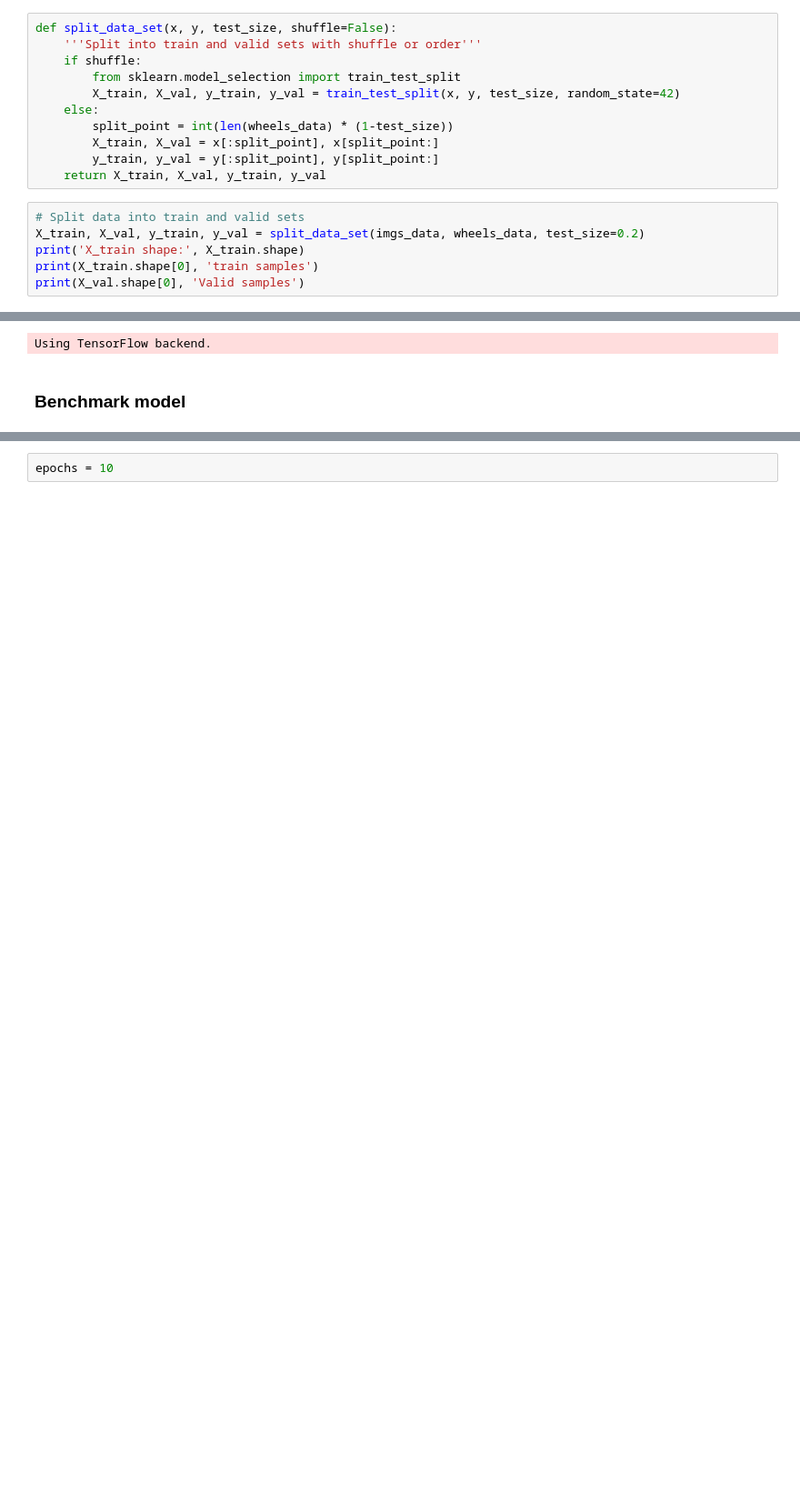
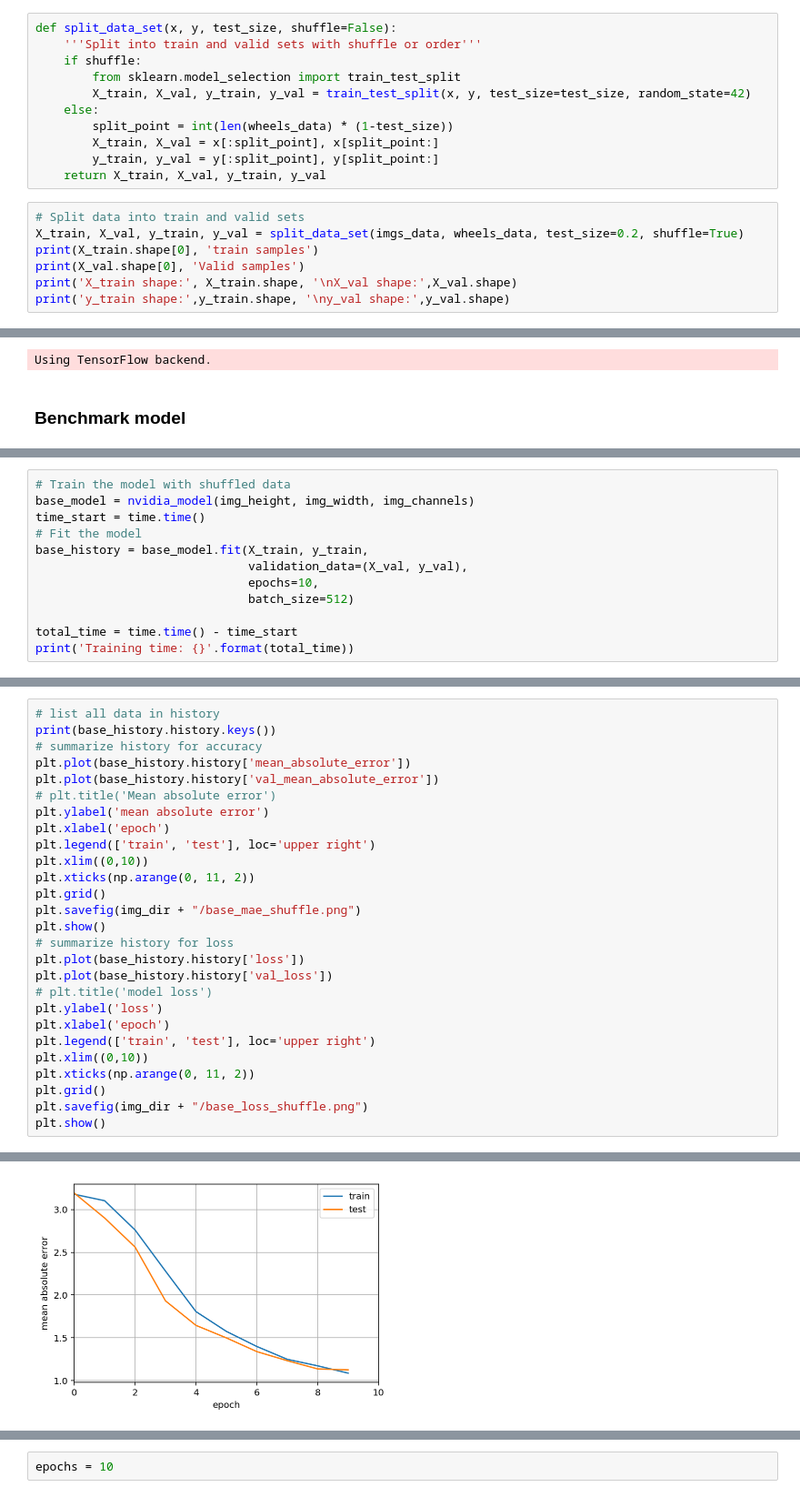
Before and after one commit to gwwang16/MLND-Capstone-Project-DeepTesla, a Jupyter notebook: DeepTesla.ipynb, the cells around one changed output, grey strips where cells are left out. Shown at 91% size. Cells and saved outputs as stored; diff of their text form; blank space fills up the shorter version.

```diff
--- a/DeepTesla.ipynb
+++ b/DeepTesla.ipynb
@@ -203,7 +218,7 @@ def split_data_set(x, y, test_size, shuffle=False):
     '''Split into train and valid sets with shuffle or order'''
     if shuffle:
         from sklearn.model_selection import train_test_split
-        X_train, X_val, y_train, y_val = train_test_split(x, y, test_size, random_state=42)
+        X_train, X_val, y_train, y_val = train_test_split(x, y, test_size=test_size, random_state=42)
     else:
         split_point = int(len(wheels_data) * (1-test_size))
         X_train, X_val = x[:split_point], x[split_point:]
@@ -211,8 +226,9 @@ def split_data_set(x, y, test_size, shuffle=False):
     return X_train, X_val, y_train, y_val
 # %%
 # Split data into train and valid sets
-X_train, X_val, y_train, y_val = split_data_set(imgs_data, wheels_data, test_size=0.2)
-print('X_train shape:', X_train.shape)
+X_train, X_val, y_train, y_val = split_data_set(imgs_data, wheels_data, test_size=0.2, shuffle=True)
 print(X_train.shape[0], 'train samples')
 print(X_val.shape[0], 'Valid samples')
+print('X_train shape:', X_train.shape, '\nX_val shape:',X_val.shape)
+print('y_train shape:',y_train.shape, '\ny_val shape:',y_val.shape)
 # %% [output]
@@ -340,0 +349,12 @@ plt.show()
+# %%
+# Train the model with shuffled data
+base_model = nvidia_model(img_height, img_width, img_channels)
+time_start = time.time()
+# Fit the model
+base_history = base_model.fit(X_train, y_train,
+                              validation_data=(X_val, y_val),
+                              epochs=10,
+                              batch_size=512)
+
+total_time = time.time() - time_start
+print('Training time: {}'.format(total_time))
@@ -340,0 +379,28 @@ plt.show()
+# %%
+# list all data in history
+print(base_history.history.keys())
+# summarize history for accuracy
+plt.plot(base_history.history['mean_absolute_error'])
+plt.plot(base_history.history['val_mean_absolute_error'])
+# plt.title('Mean absolute error')
+plt.ylabel('mean absolute error')
+plt.xlabel('epoch')
+plt.legend(['train', 'test'], loc='upper right')
+plt.xlim((0,10))
+plt.xticks(np.arange(0, 11, 2))
+plt.grid()
+plt.savefig(img_dir + "/base_mae_shuffle.png")
+plt.show()
+# summarize history for loss
+plt.plot(base_history.history['loss'])
+plt.plot(base_history.history['val_loss'])
+# plt.title('model loss')
+plt.ylabel('loss')
+plt.xlabel('epoch')
+plt.legend(['train', 'test'], loc='upper right')
+plt.xlim((0,10))
+plt.xticks(np.arange(0, 11, 2))
+plt.grid()
+plt.savefig(img_dir + "/base_loss_shuffle.png")
+plt.show()
+# %% [output]
@@ -340,0 +408 @@ plt.show()
+[figure, added]
```
Also changed, not shown: parts of 58 cells of this notebook, 1 other file.
